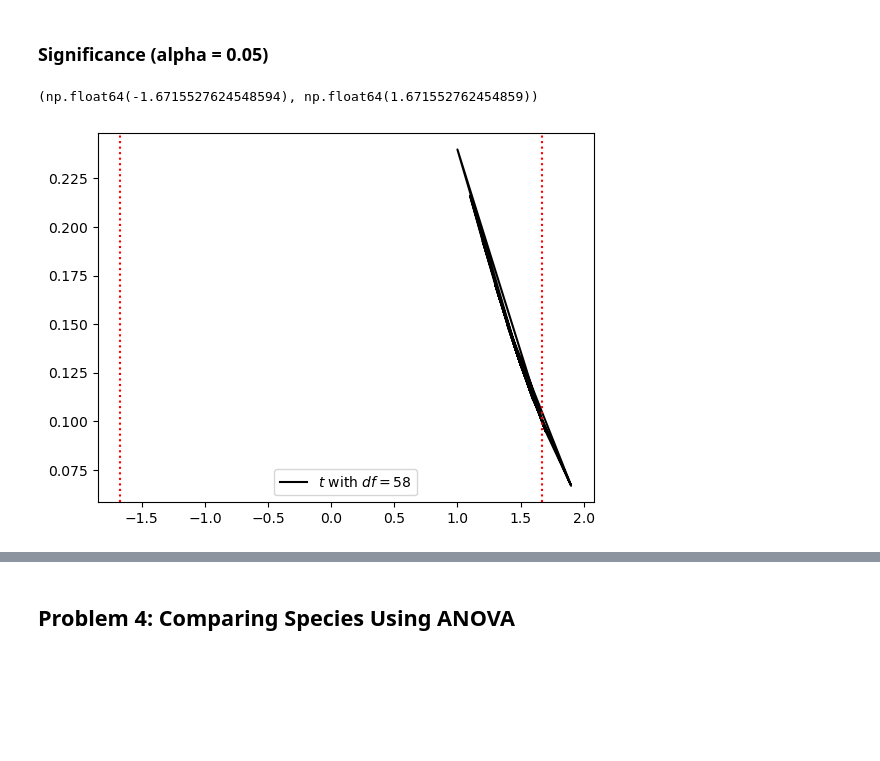
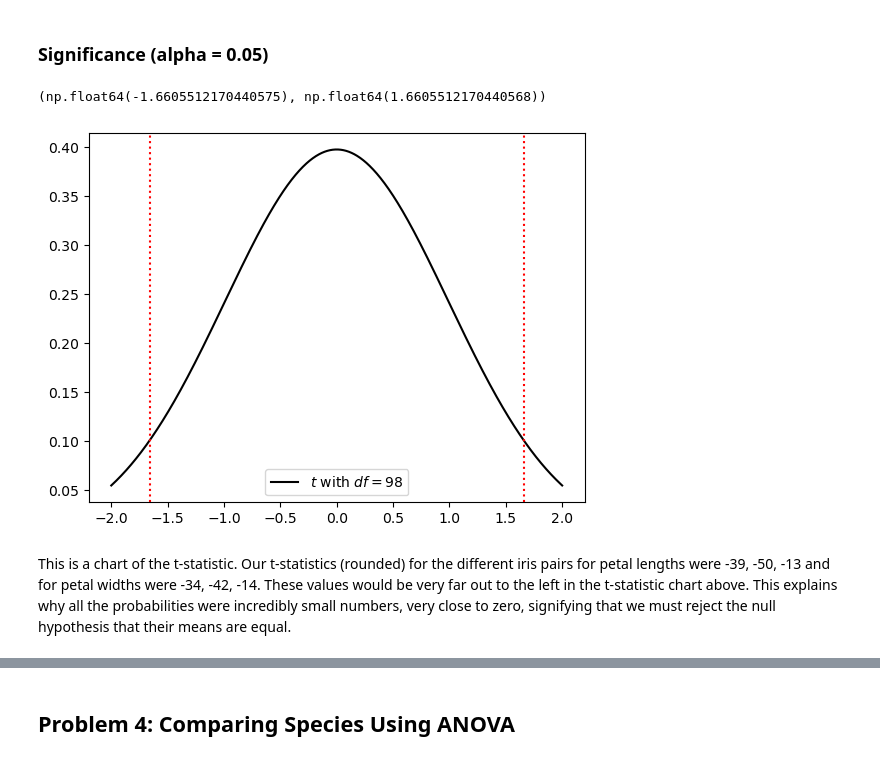
Before and after one commit to callagg2/applied_statistics, a Jupyter notebook: problems.ipynb, the cells around one changed output, grey strips where cells are left out. Drawn from its saved outputs; the diff is of its cells as text; code cells hidden in the pictures; blank space fills up the shorter version.

```diff
--- a/problems.ipynb
+++ b/problems.ipynb
@@ -833,24 +843,26 @@ None of the t-stats have a significant value, so i would reject the null hypothe
 # %% [markdown]
 ### Significance (alpha = 0.05)
 # %%
-sp.stats.t.ppf(0.05, df=58), sp.stats.t.ppf(0.95, df=58)
+sp.stats.t.ppf(0.05, df=98), sp.stats.t.ppf(0.95, df=98)
 # %% [output]
-(np.float64(-1.6715527624548594), np.float64(1.671552762454859))
+(np.float64(-1.6605512170440575), np.float64(1.6605512170440568))
 # %%
 # Figure, axes.
 fig, ax = plt.subplots()
 
 # X values.
-x = iris_df[iris_df['class'] == 'setosa']["petal_length"]
+x = np.linspace(-2.0, 2.0, 1001)
 
 # t distribution.
-ax.plot(x, sp.stats.t.pdf(x, ), 'k', label=r'$t$ with $df=58$')
+ax.plot(x, sp.stats.t.pdf(x, df=98), 'k', label=r'$t$ with $df=98$')
 
 # 0.05 cut offs.
-ax.axvline(sp.stats.t.ppf(0.05, df=58), color='r', linestyle=':')
-ax.axvline(sp.stats.t.ppf(0.95, df=58), color='r', linestyle=':')
+ax.axvline(sp.stats.t.ppf(0.05, df=98), color='r', linestyle=':')
+ax.axvline(sp.stats.t.ppf(0.95, df=98), color='r', linestyle=':')
 
 # Legend.
 ax.legend();
 # %% [output]
-[figure, old version]
+[figure, new version]
+# %% [markdown]
+This is a chart of the t-statistic. Our t-statistics (rounded) for the different iris pairs for petal lengths were -39, -50, -13 and for petal widths were -34, -42, -14. These values would be very far out to the left in the t-statistic chart above. This explains why all the probabilities were incredibly small numbers, very close to zero, signifying that we must reject the null hypothesis that their means are equal.
```
Also changed, not shown: parts of 8 cells of this notebook.
